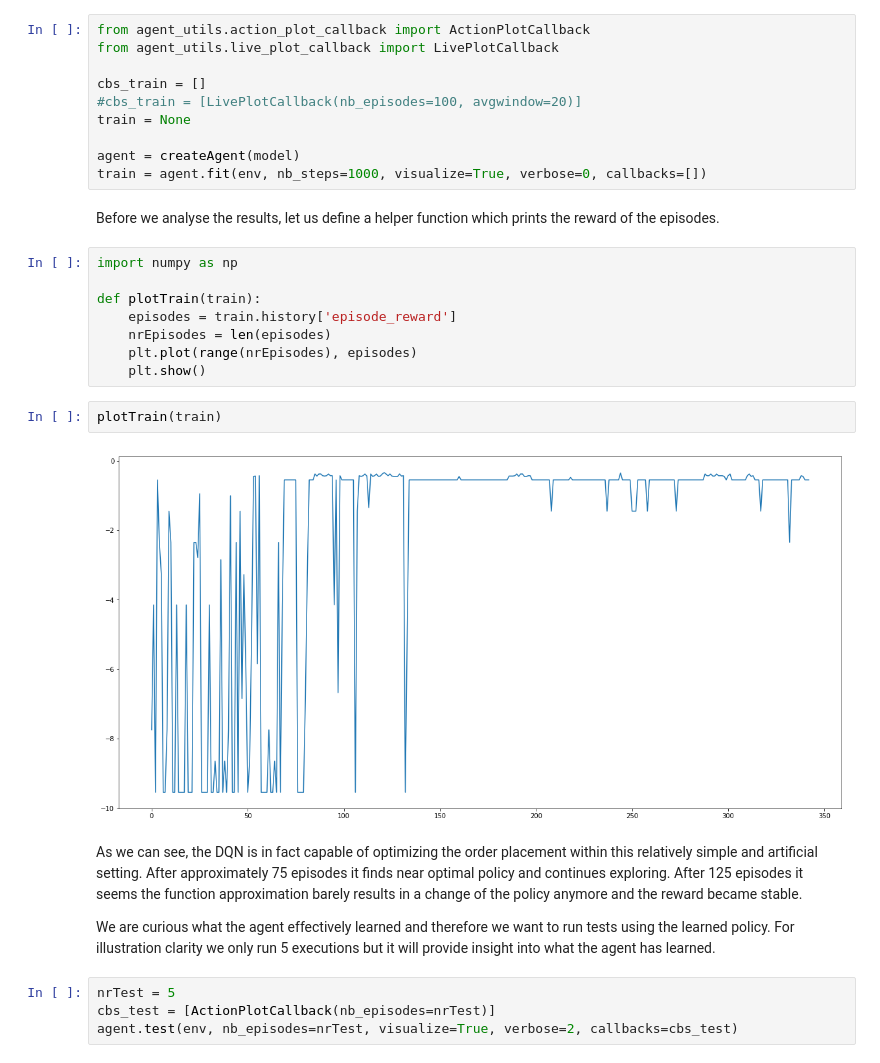
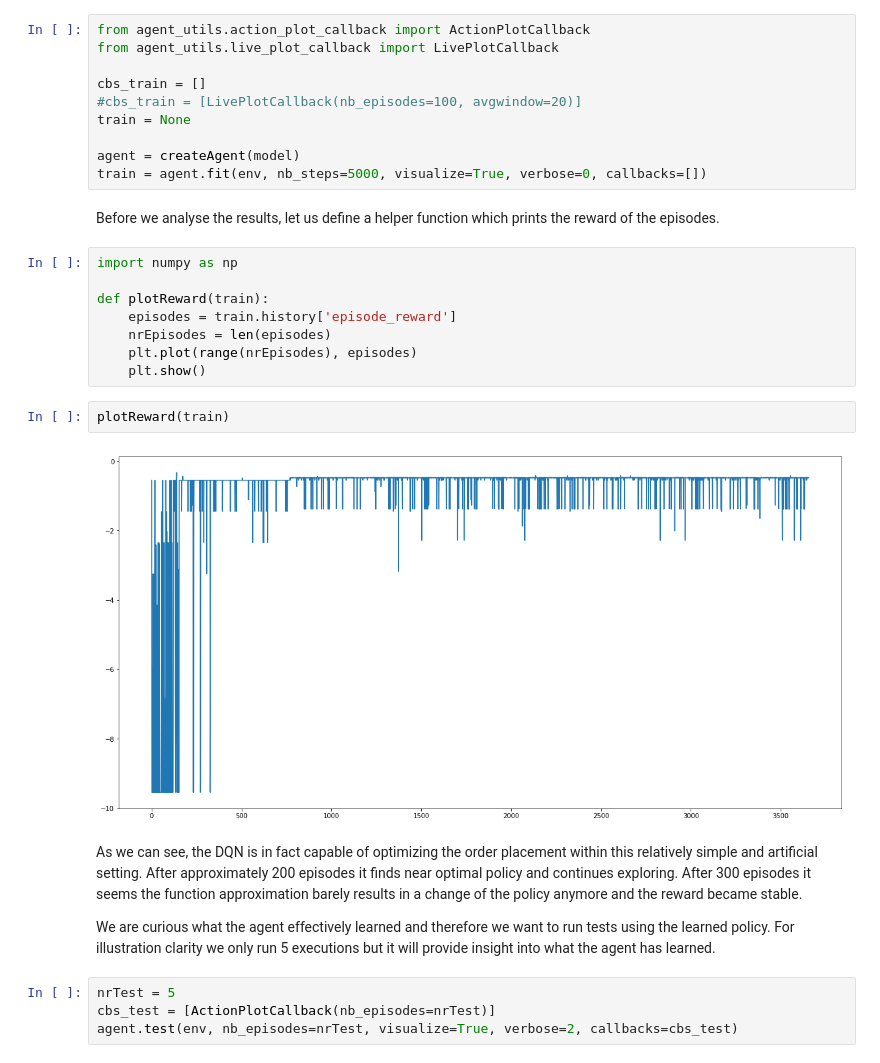
Before and after one commit to mjuchli/ctc-executioner, a Jupyter notebook: notebooks/analysis_dqn_order_placement.ipynb, the cells around one changed output. Saved outputs shown, nothing was run; the diff lists cells and outputs as text.

```diff
--- a/notebooks/analysis_dqn_order_placement.ipynb
+++ b/notebooks/analysis_dqn_order_placement.ipynb
@@ -181,24 +179,24 @@ cbs_train = []
 train = None
 
 agent = createAgent(model)
-train = agent.fit(env, nb_steps=1000, visualize=True, verbose=0, callbacks=[])
+train = agent.fit(env, nb_steps=5000, visualize=True, verbose=0, callbacks=[])
 # %% [markdown]
 Before we analyse the results, let us define a helper function which prints the reward of the episodes.
 # %%
 import numpy as np
 
-def plotTrain(train):
+def plotReward(train):
     episodes = train.history['episode_reward']
     nrEpisodes = len(episodes)
     plt.plot(range(nrEpisodes), episodes)
     plt.show()
 # %%
-plotTrain(train)
+plotReward(train)
 # %% [output]
-[figure, old version]
+[figure, new version]
 # %% [markdown]
 As we can see, the DQN is in fact capable of optimizing the order placement within this relatively simple and artificial setting.
-After approximately 75 episodes it finds near optimal policy and continues exploring. After 125 episodes it seems the function approximation barely results in a change of the policy anymore and the reward became stable.
+After approximately 200 episodes it finds near optimal policy and continues exploring. After 300 episodes it seems the function approximation barely results in a change of the policy anymore and the reward became stable.
 
 We are curious what the agent effectively learned and therefore we want to run tests using the learned policy.
 For illustration clarity we only run 5 executions but it will provide insight into what the agent has learned.
```
Also changed, not shown: parts of 20 cells of this notebook.
